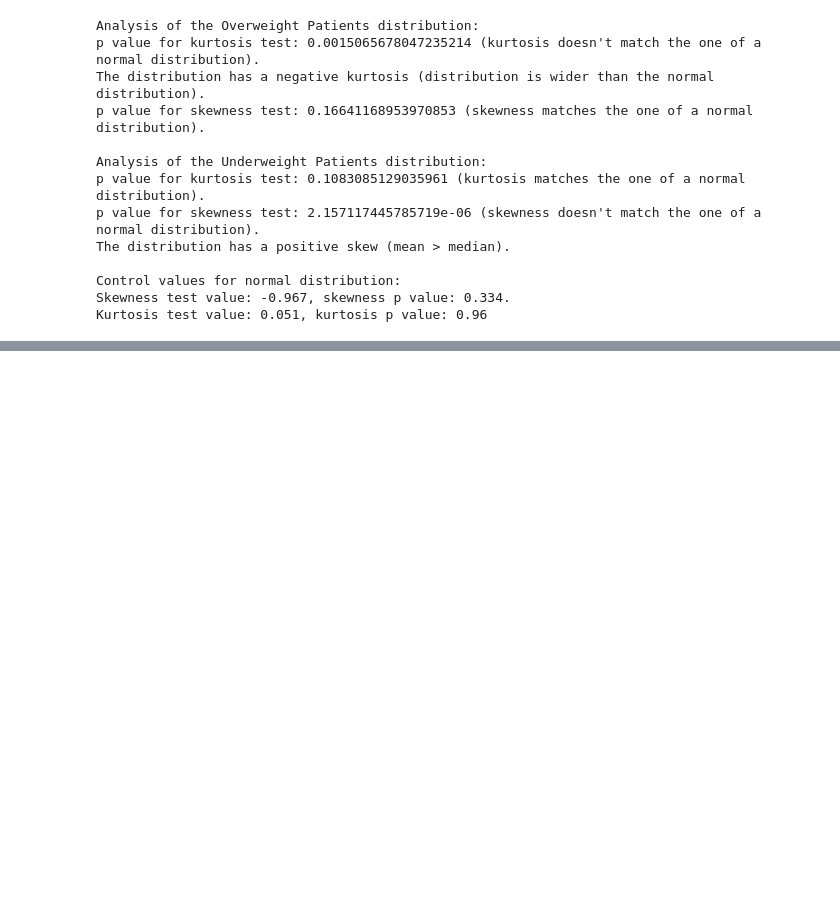
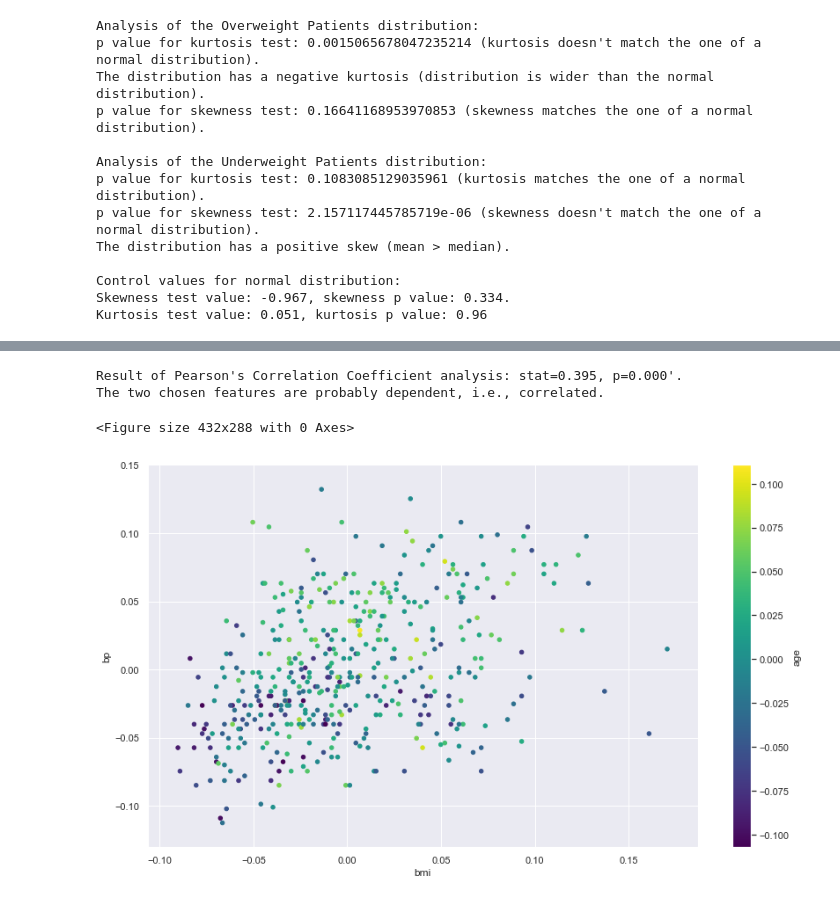
Before and after one commit to j-m-mueller/Data-Science---Statistical-Testing, a Jupyter notebook: Data Science Statistical Testing.ipynb, the cells around one changed output, grey strips where cells are left out. Saved outputs shown, nothing was run; the diff lists cells and outputs as text; code cells hidden in the pictures; blank space fills up the shorter version.

```diff
--- a/Data Science Statistical Testing.ipynb
+++ b/Data Science Statistical Testing.ipynb
@@ -183,0 +201,23 @@ Kurtosis test value: 0.051, kurtosis p value: 0.96
+# %%
+from scipy.stats import pearsonr
+
+pearson_stat, pearson_p = pearsonr(data_df['bmi'], data_df['bp'])
+
+print(f"Result of Pearson's Correlation Coefficient analysis: stat=%.3f, p=%.3f'." % (pearson_stat, pearson_p))
+
+if pearson_p > 0.05:
+    print('The two chosen features are probably independent.')
+else:
+    print('The two chosen features are probably dependent, i.e., correlated.')
+# %% [output]
+Result of Pearson's Correlation Coefficient analysis: stat=0.395, p=0.000'.
+The two chosen features are probably dependent, i.e., correlated.
+# %%
+# Let's visually confirm the result by plotting the features against each other in a scatter plot:
+fig = plt.figure()
+# we will plot the points in different colors according to the age of the patients to identify potential additional trends:
+data_df.plot.scatter(x='bmi', y='bp', c='age', colormap='viridis', figsize=(14,8))
+plt.show()
+# %% [output]
+<Figure size 432x288 with 0 Axes>
+[figure, added]
```
Also changed, not shown: parts of 3 cells of this notebook.
